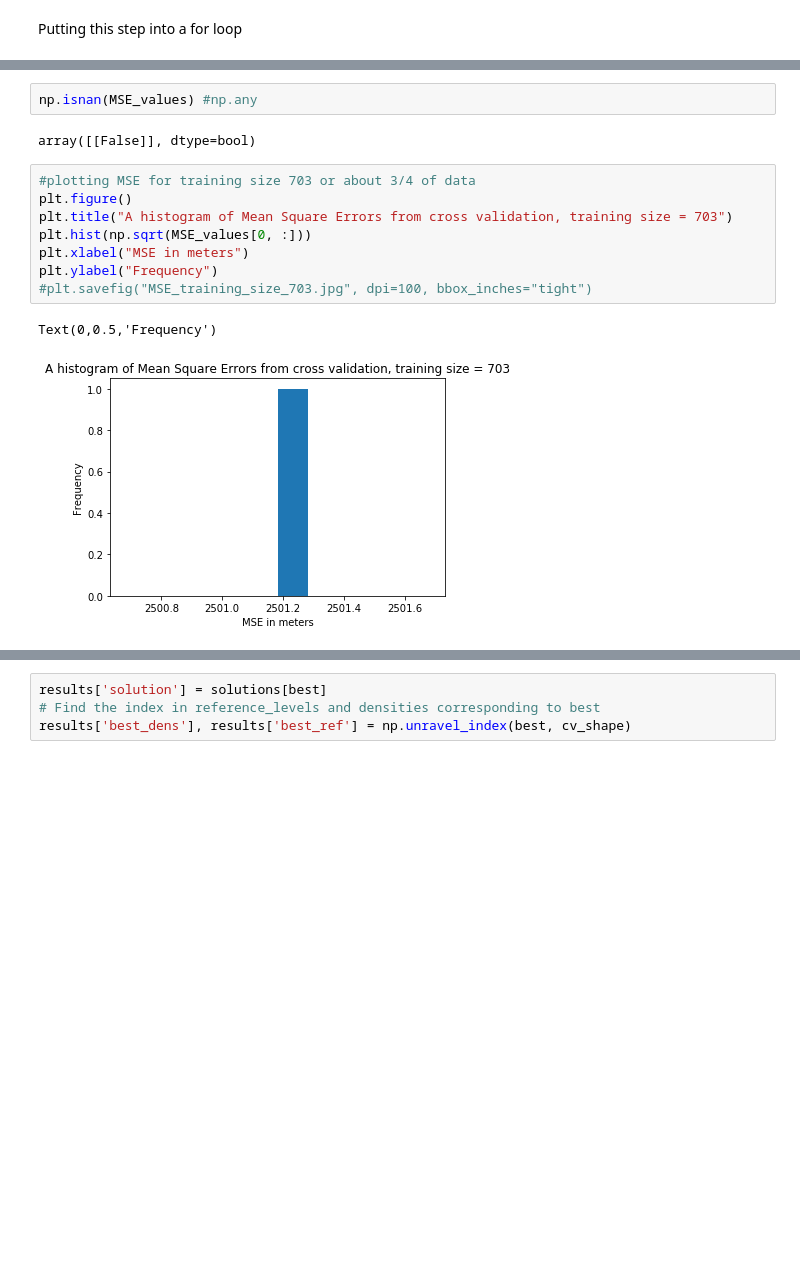
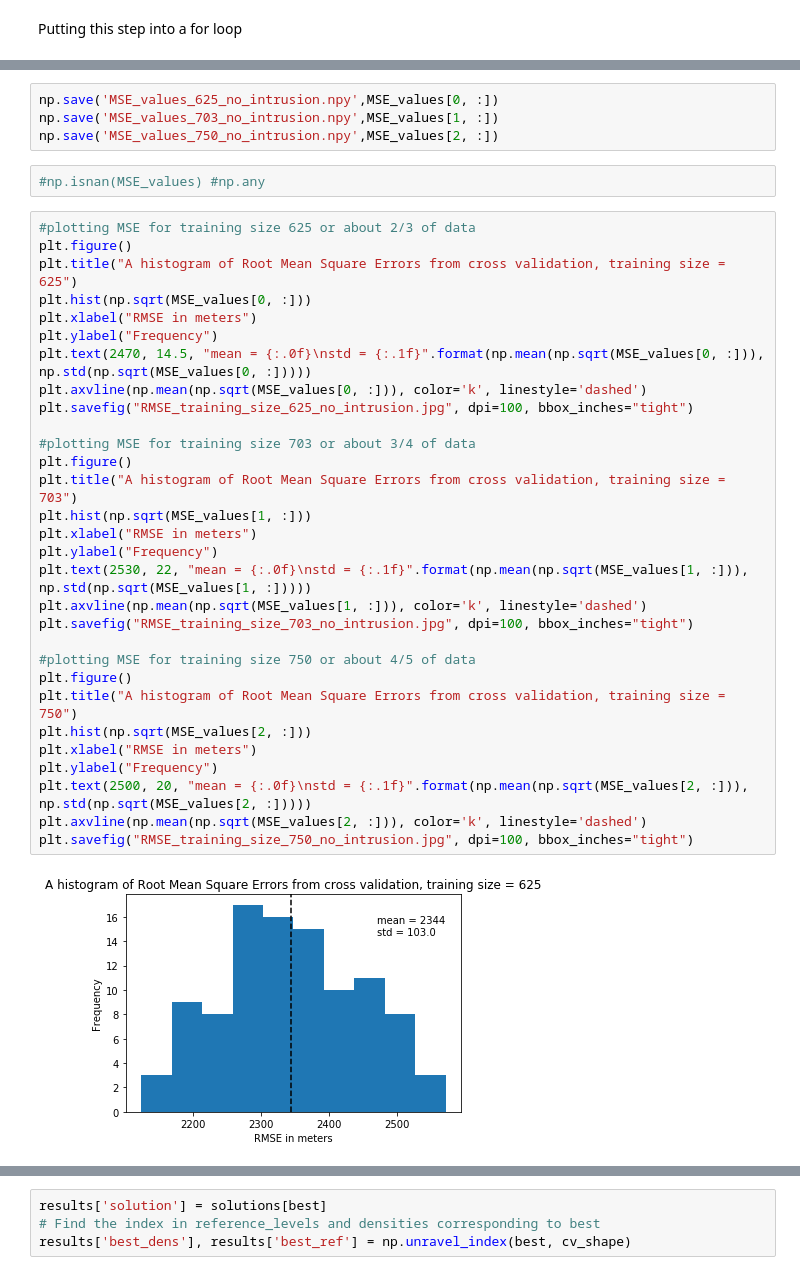
Before and after one commit to compgeolab/dissertation-moho-uncertainty, a Jupyter notebook: code/synthetic-crust1-no-intrusion.ipynb, the cells around one changed output, grey strips where cells are left out. Drawn from its saved outputs; the diff is of its cells as text; blank space fills up the shorter version.

```diff
--- a/code/synthetic-crust1-no-intrusion.ipynb
+++ b/code/synthetic-crust1-no-intrusion.ipynb
@@ -551,15 +555,38 @@ Wall time: 20 s
+# %%
+np.save('MSE_values_625_no_intrusion.npy',MSE_values[0, :])
+np.save('MSE_values_703_no_intrusion.npy',MSE_values[1, :])
+np.save('MSE_values_750_no_intrusion.npy',MSE_values[2, :])
 # %%
-np.isnan(MSE_values) #np.any
+#np.isnan(MSE_values) #np.any
-# %% [output]
-array([[False]], dtype=bool)
-# %%
-#plotting MSE for training size 703 or about 3/4 of data
-plt.figure()
-plt.title("A histogram of Mean Square Errors from cross validation, training size = 703")
-plt.hist(np.sqrt(MSE_values[0, :]))
-plt.xlabel("MSE in meters")
-plt.ylabel("Frequency")
-#plt.savefig("MSE_training_size_703.jpg", dpi=100, bbox_inches="tight")
-# %% [output]
-Text(0,0.5,'Frequency')
-[figure, removed]
+# %%
+#plotting MSE for training size 625 or about 2/3 of data
+plt.figure()
+plt.title("A histogram of Root Mean Square Errors from cross validation, training size = 625")
+plt.hist(np.sqrt(MSE_values[0, :]))
+plt.xlabel("RMSE in meters")
+plt.ylabel("Frequency")
+plt.text(2470, 14.5, "mean = {:.0f}\nstd = {:.1f}".format(np.mean(np.sqrt(MSE_values[0, :])), np.std(np.sqrt(MSE_values[0, :]))))
+plt.axvline(np.mean(np.sqrt(MSE_values[0, :])), color='k', linestyle='dashed')
+plt.savefig("RMSE_training_size_625_no_intrusion.jpg", dpi=100, bbox_inches="tight")
+
+#plotting MSE for training size 703 or about 3/4 of data
+plt.figure()
+plt.title("A histogram of Root Mean Square Errors from cross validation, training size = 703")
+plt.hist(np.sqrt(MSE_values[1, :]))
+plt.xlabel("RMSE in meters")
+plt.ylabel("Frequency")
+plt.text(2530, 22, "mean = {:.0f}\nstd = {:.1f}".format(np.mean(np.sqrt(MSE_values[1, :])), np.std(np.sqrt(MSE_values[1, :]))))
+plt.axvline(np.mean(np.sqrt(MSE_values[1, :])), color='k', linestyle='dashed')
+plt.savefig("RMSE_training_size_703_no_intrusion.jpg", dpi=100, bbox_inches="tight")
+
+#plotting MSE for training size 750 or about 4/5 of data
+plt.figure()
+plt.title("A histogram of Root Mean Square Errors from cross validation, training size = 750")
+plt.hist(np.sqrt(MSE_values[2, :]))
+plt.xlabel("RMSE in meters")
+plt.ylabel("Frequency")
+plt.text(2500, 20, "mean = {:.0f}\nstd = {:.1f}".format(np.mean(np.sqrt(MSE_values[2, :])), np.std(np.sqrt(MSE_values[2, :]))))
+plt.axvline(np.mean(np.sqrt(MSE_values[2, :])), color='k', linestyle='dashed')
+plt.savefig("RMSE_training_size_750_no_intrusion.jpg", dpi=100, bbox_inches="tight")
+# %% [output]
+[figure, added]
```
Also changed, not shown: parts of 13 cells of this notebook, 1 other file.
